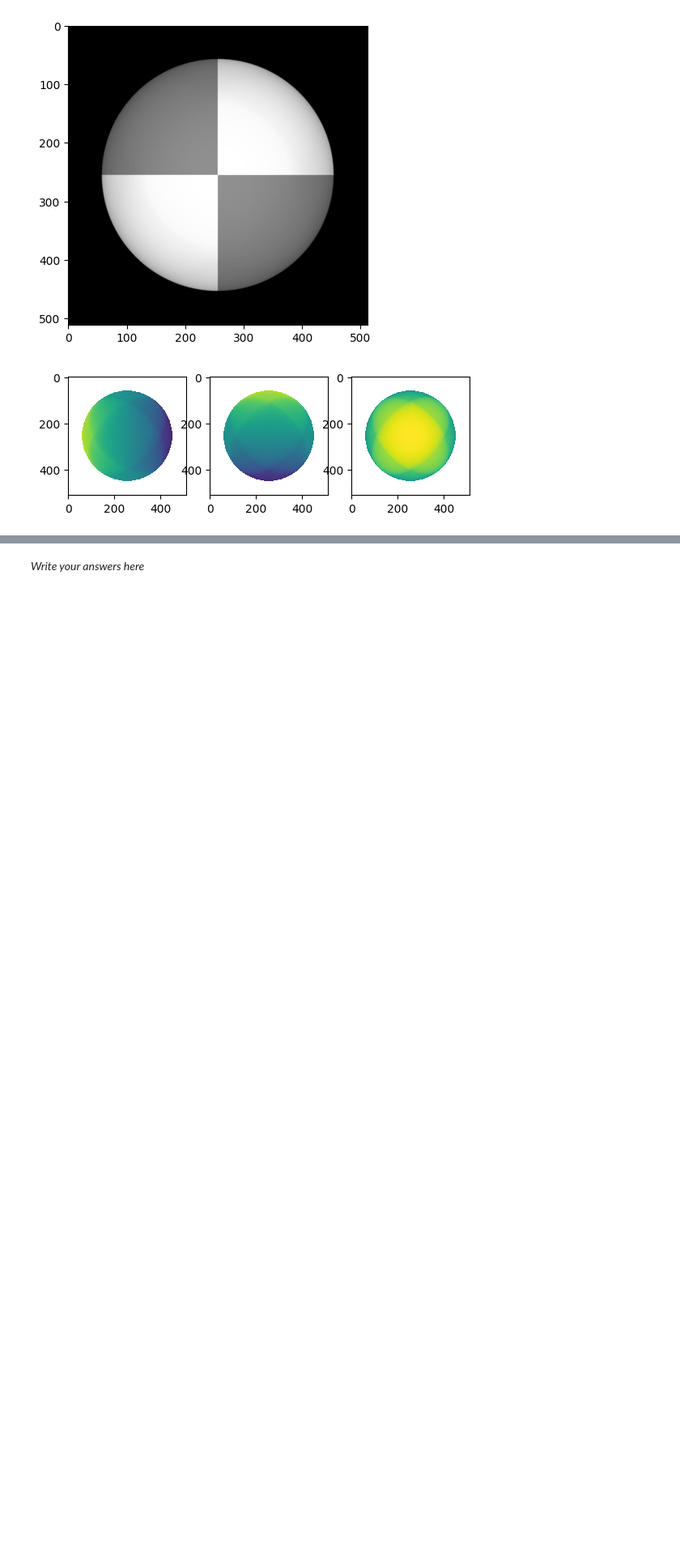
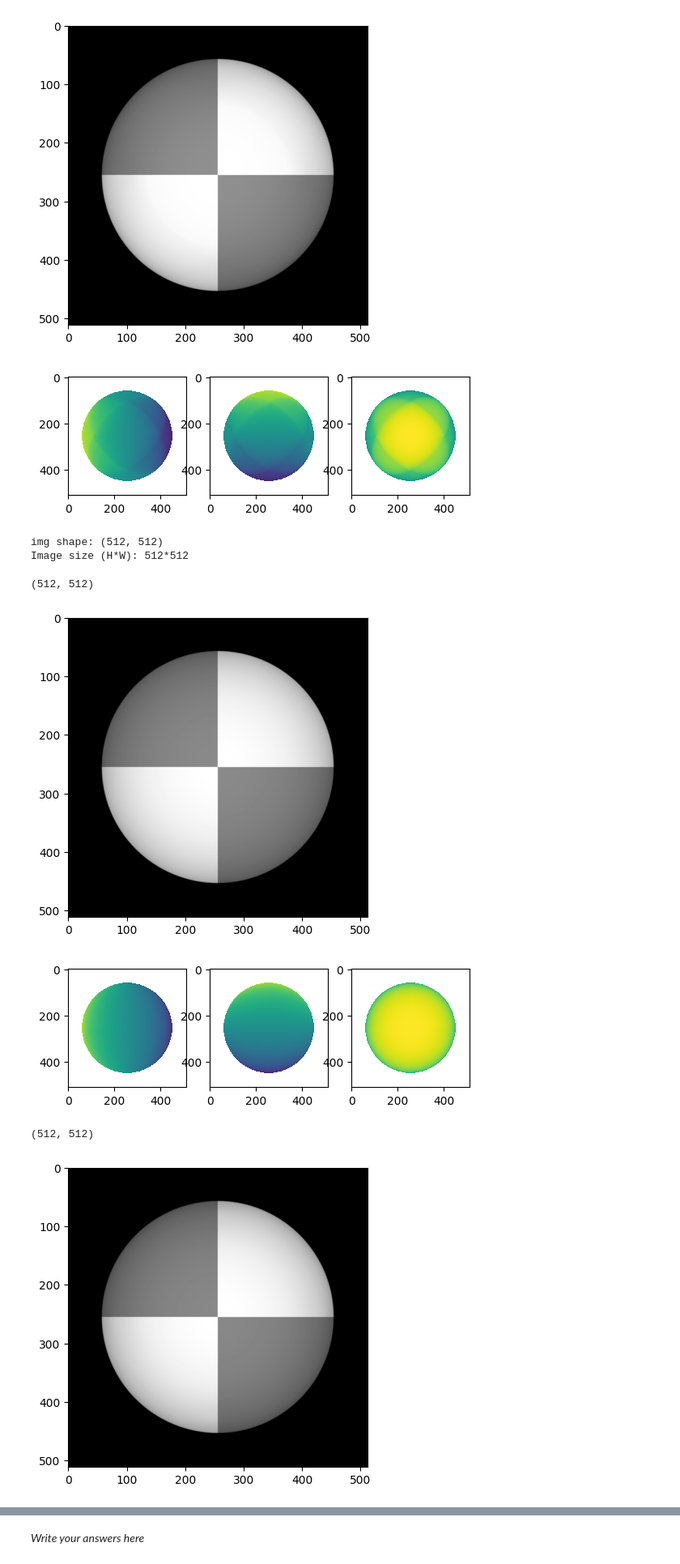
Before and after one commit to danilotpnta/computer_vission1, a Jupyter notebook: Lab1/CV1_Lab1_Students.ipynb, the cells around one changed output, grey strips where cells are left out. Shown at 81% size. Drawn from its saved outputs; the diff is of its cells as text; code cells hidden in the pictures; blank space fills up the shorter version.

```diff
--- a/Lab1/CV1_Lab1_Students.ipynb
+++ b/Lab1/CV1_Lab1_Students.ipynb
@@ -611,3 +647,22 @@ Image size (H*W): 512*512
 (512, 512)
 [figure]
 [figure]
+# %%
+# load syn images
+image_stack, scriptV = load_syn_images(image_dir='./images/photometrics_images/SphereGray25/')
+
+# estimate_alb_nrm
+albedo, normal = estimate_alb_nrm(image_stack, scriptV, True)
+albedo_shadTrick_off, normal_shadTrick_off = estimate_alb_nrm(image_stack, scriptV, False)
+
+# Show results
+show_results(albedo, normal)
+show_results(albedo_shadTrick_off, normal_shadTrick_off)
+# %% [output]
+img shape: (512, 512)
+Image size (H*W): 512*512
+(512, 512)
+[figure, added]
+[figure, added]
+(512, 512)
+[figure, added]
```
Also changed, not shown: parts of 5 cells of this notebook.
